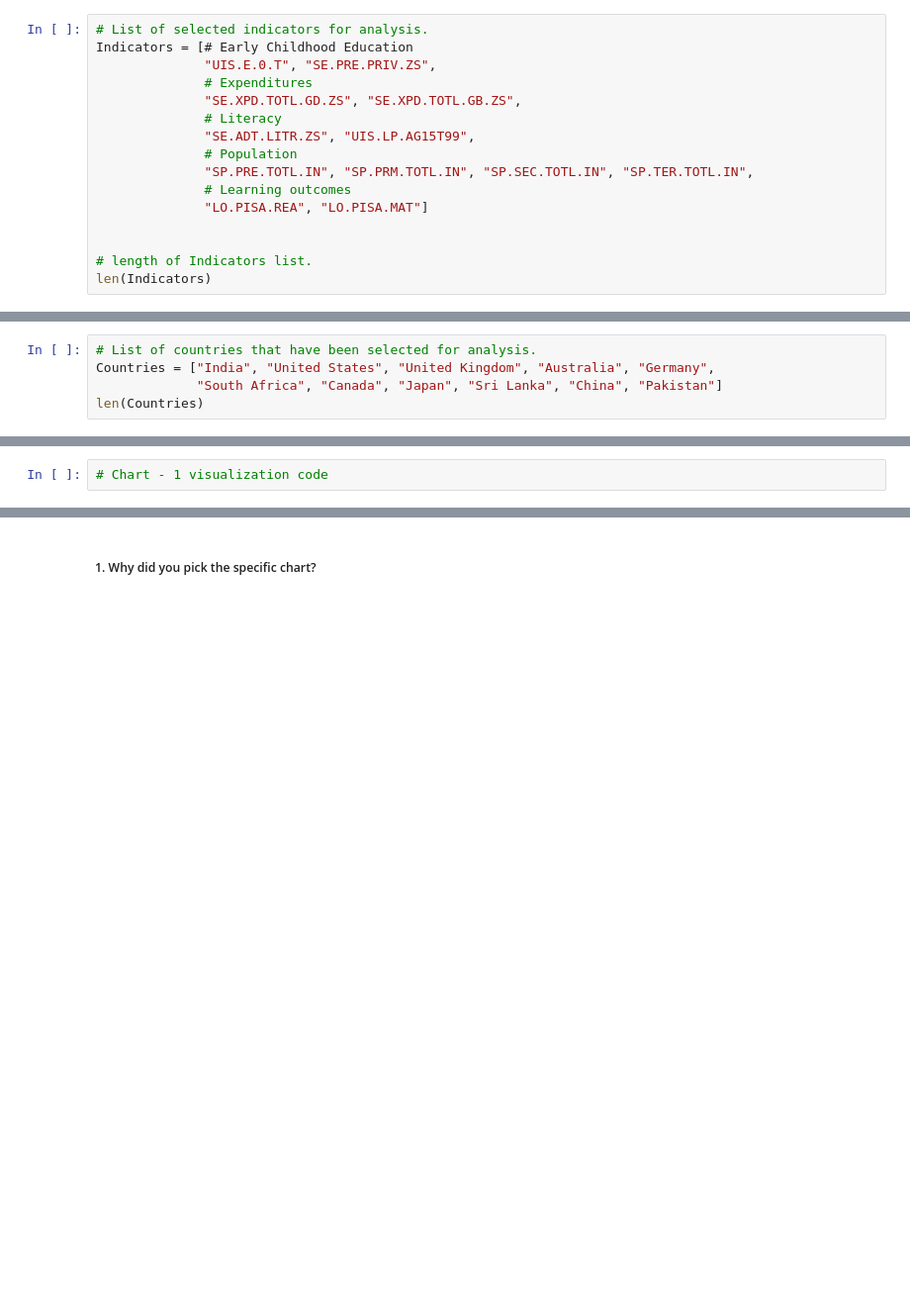
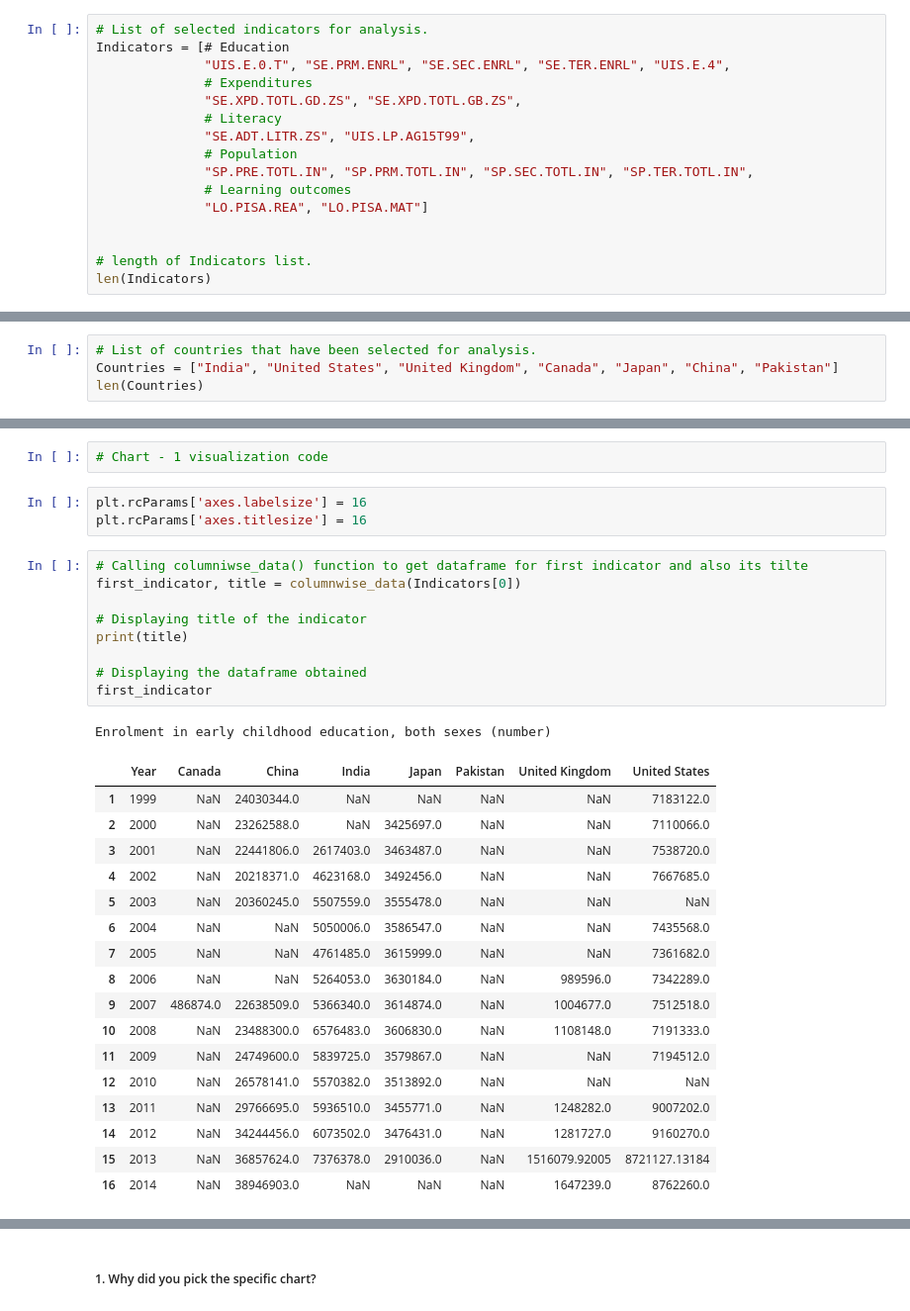
Before and after one commit to Ankita-chouhan-github/EDA-Capstone-project, a Jupyter notebook: Ankita_||_EDA_Capstone_project_(World_Bank_Global_Education_Analysis).ipynb, the cells around one changed output, grey strips where cells are left out. Shown at 99% size. Saved outputs shown, nothing was run; the diff lists cells and outputs as text; blank space fills up the shorter version.

```diff
--- a/Ankita_||_EDA_Capstone_project_(World_Bank_Global_Education_Analysis).ipynb
+++ b/Ankita_||_EDA_Capstone_project_(World_Bank_Global_Education_Analysis).ipynb
@@ -782,8 +791,8 @@ The Data wrangling is the process of extracting and discovering patterns in larg
 # Write your code to make your dataset analysis ready.
 # %%
 # List of selected indicators for analysis.
-Indicators = [# Early Childhood Education
-              "UIS.E.0.T", "SE.PRE.PRIV.ZS",
+Indicators = [# Education
+              "UIS.E.0.T", "SE.PRM.ENRL", "SE.SEC.ENRL", "SE.TER.ENRL", "UIS.E.4",
               # Expenditures
               "SE.XPD.TOTL.GD.ZS", "SE.XPD.TOTL.GB.ZS",
               # Literacy
@@ -801,6 +810,5 @@ len(Indicators)
 # %%
 # List of countries that have been selected for analysis.
-Countries = ["India", "United States", "United Kingdom", "Australia", "Germany",
-             "South Africa", "Canada", "Japan", "Sri Lanka", "China", "Pakistan"]
+Countries = ["India", "United States", "United Kingdom", "Canada", "Japan", "China", "Pakistan"]
 len(Countries)
 # %% [output]
@@ -927,2 +905,33 @@ The World Bank's 2019 World Development Report on The Changing Nature of Work[56
 # %%
 # Chart - 1 visualization code
+# %%
+plt.rcParams['axes.labelsize'] = 16
+plt.rcParams['axes.titlesize'] = 16
+# %%
+# Calling columniwse_data() function to get dataframe for first indicator and also its tilte
+first_indicator, title = columnwise_data(Indicators[0])
+
+# Displaying title of the indicator
+print(title)
+
+# Displaying the dataframe obtained
+first_indicator
+# %% [output]
+Enrolment in early childhood education, both sexes (number)
+|  | Year | Canada | China | India | Japan | Pakistan | United Kingdom | United States |
+| 1 | 1999 | NaN | 24030344.0 | NaN | NaN | NaN | NaN | 7183122.0 |
+| 2 | 2000 | NaN | 23262588.0 | NaN | 3425697.0 | NaN | NaN | 7110066.0 |
+| 3 | 2001 | NaN | 22441806.0 | 2617403.0 | 3463487.0 | NaN | NaN | 7538720.0 |
+| 4 | 2002 | NaN | 20218371.0 | 4623168.0 | 3492456.0 | NaN | NaN | 7667685.0 |
+| 5 | 2003 | NaN | 20360245.0 | 5507559.0 | 3555478.0 | NaN | NaN | NaN |
+| 6 | 2004 | NaN | NaN | 5050006.0 | 3586547.0 | NaN | NaN | 7435568.0 |
+| 7 | 2005 | NaN | NaN | 4761485.0 | 3615999.0 | NaN | NaN | 7361682.0 |
+| 8 | 2006 | NaN | NaN | 5264053.0 | 3630184.0 | NaN | 989596.0 | 7342289.0 |
+| 9 | 2007 | 486874.0 | 22638509.0 | 5366340.0 | 3614874.0 | NaN | 1004677.0 | 7512518.0 |
+| 10 | 2008 | NaN | 23488300.0 | 6576483.0 | 3606830.0 | NaN | 1108148.0 | 7191333.0 |
+| 11 | 2009 | NaN | 24749600.0 | 5839725.0 | 3579867.0 | NaN | NaN | 7194512.0 |
+| 12 | 2010 | NaN | 26578141.0 | 5570382.0 | 3513892.0 | NaN | NaN | NaN |
+| 13 | 2011 | NaN | 29766695.0 | 5936510.0 | 3455771.0 | NaN | 1248282.0 | 9007202.0 |
+| 14 | 2012 | NaN | 34244456.0 | 6073502.0 | 3476431.0 | NaN | 1281727.0 | 9160270.0 |
+| 15 | 2013 | NaN | 36857624.0 | 7376378.0 | 2910036.0 | NaN | 1516079.92005 | 8721127.13184 |
+| 16 | 2014 | NaN | 38946903.0 | NaN | NaN | NaN | 1647239.0 | 8762260.0 |
```
Also changed, not shown: parts of 35 cells of this notebook.
